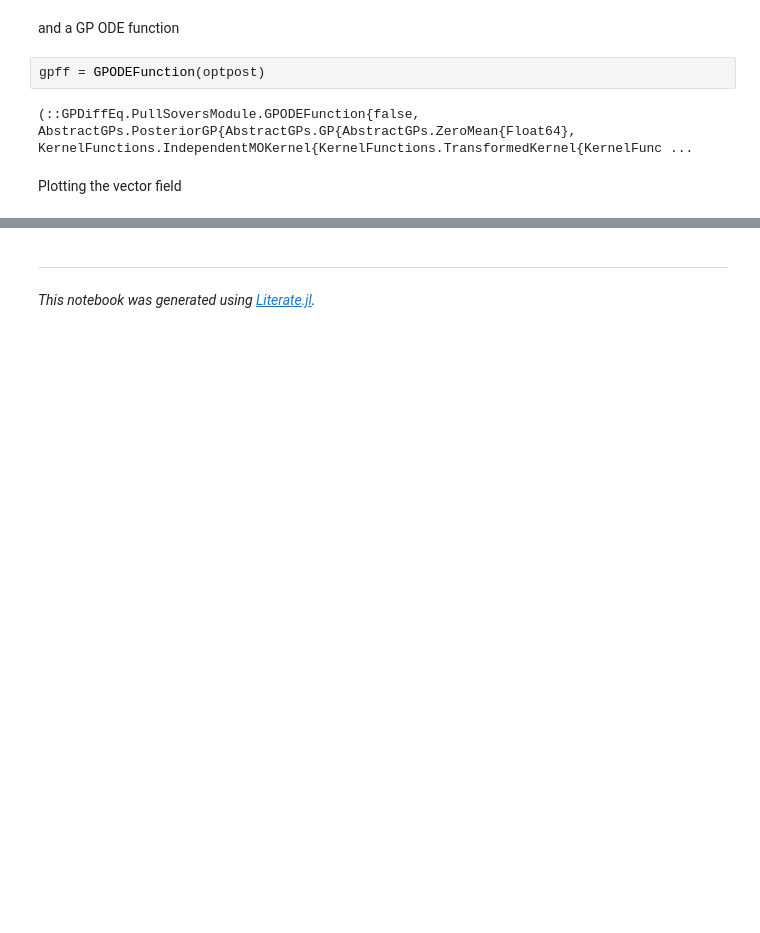
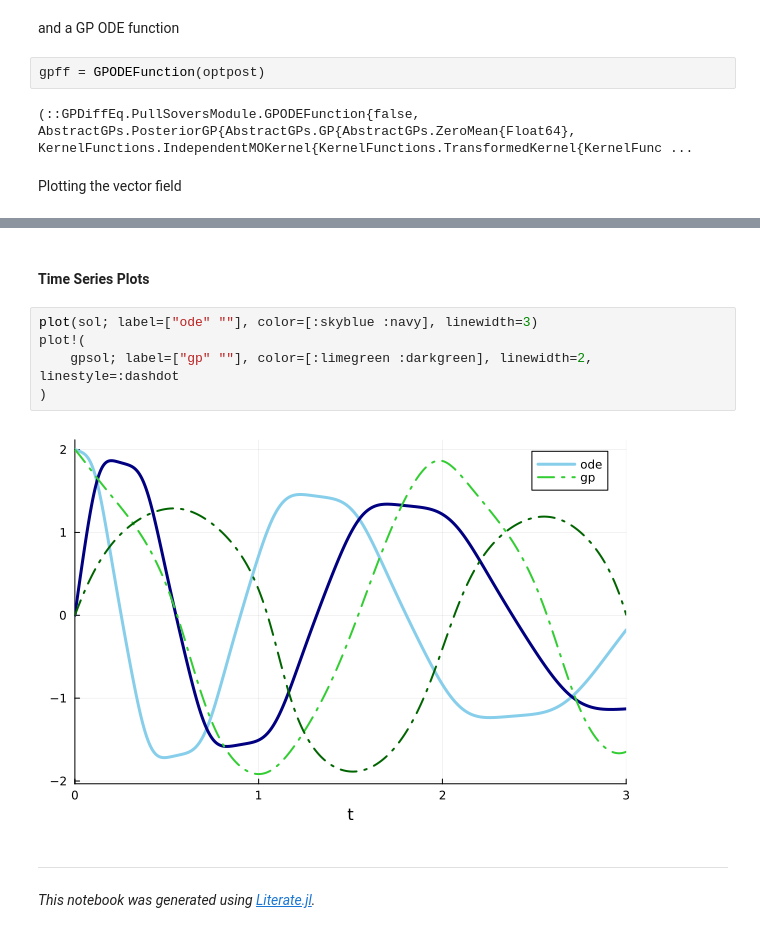
Before and after one commit to Crown421/GPDiffEq.jl, a Jupyter notebook: dev/examples/spiral.ipynb, the cells around one changed output, grey strips where cells are left out. Drawn from its saved outputs; the diff is of its cells as text; blank space fills up the shorter version.

```diff
--- a/dev/examples/spiral.ipynb
+++ b/dev/examples/spiral.ipynb
@@ -244,3 +264,12 @@ plot(gpsol)
+# %% [markdown]
+#### Time Series Plots
+# %%
+plot(sol; label=["ode" ""], color=[:skyblue :navy], linewidth=3)
+plot!(
+    gpsol; label=["gp" ""], color=[:limegreen :darkgreen], linewidth=2, linestyle=:dashdot
+)
+# %% [output]
+[figure, added]
 # %% [markdown]
 ---
 
```
Also changed, not shown: parts of 12 cells of this notebook, 26 other files.
